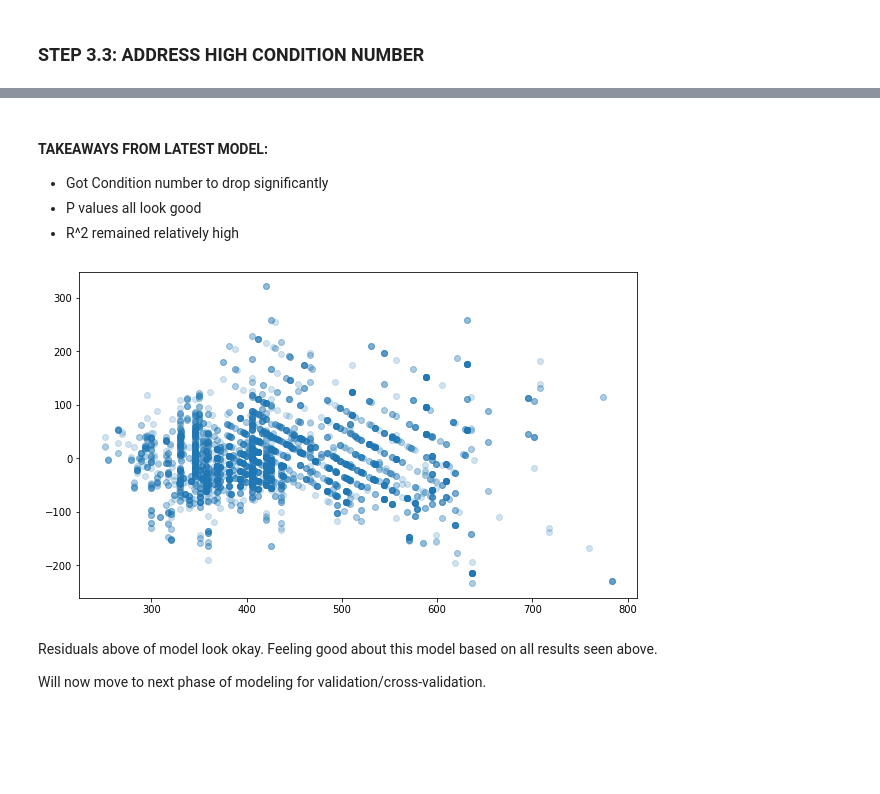
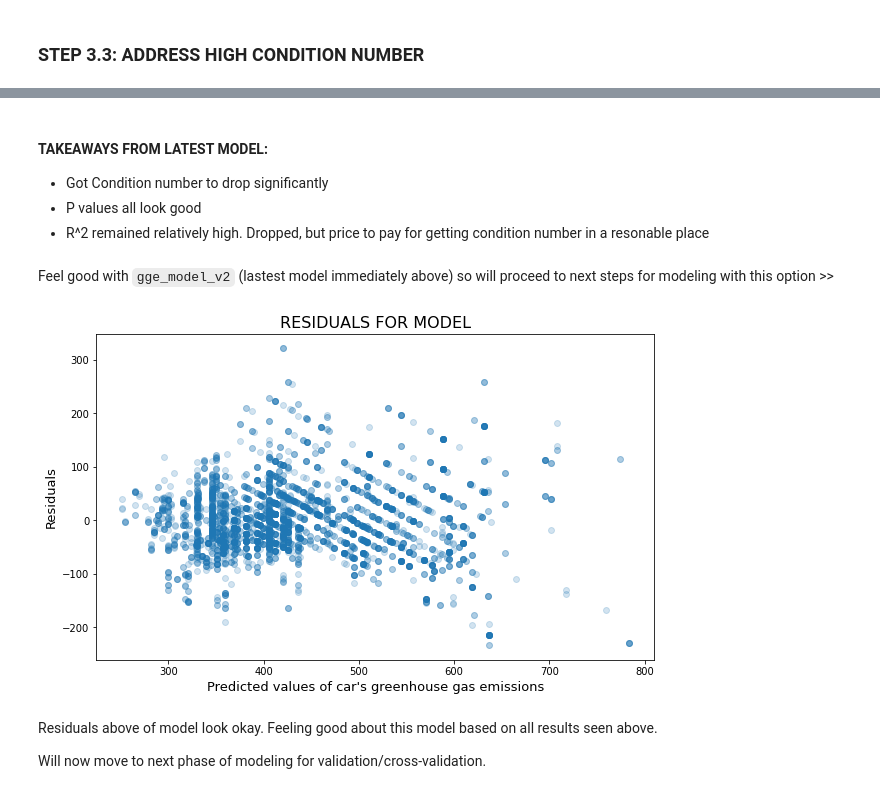
Before and after one commit to cecann10/Test, a Jupyter notebook: Metis_Projects/project_2_celinaplaza/data_and_analysis/all_cars_gge_model.ipynb, the cells around one changed output, grey strips where cells are left out. Cells and saved outputs as stored; diff of their text form; code cells hidden in the pictures; blank space fills up the shorter version.

```diff
--- a/Metis_Projects/project_2_celinaplaza/data_and_analysis/all_cars_gge_model.ipynb
+++ b/Metis_Projects/project_2_celinaplaza/data_and_analysis/all_cars_gge_model.ipynb
@@ -225,3 +232,14 @@ Index(['capacity_liters', 'cylinders', 'transmission_Automatic',
        'transmission_Manual', 'fuel_diesel', 'fuel_premium', 'fuel_regular',
        'year_pre_regulations', 'year_regulations'],
       dtype='object')
+# %%
+gge_model_basic = sm.OLS(y_train_val, sm.add_constant(X_train_val))
+
+
+gge_model_basic_results = gge_model_basic.fit()
+
+#summarize the model
+gge_model_basic_results.summary(xname=['Intercept', 'capacity_liters', 'cylinders',
+                                    'transmission_Automatic','transmission_Manual',
+                                    'fuel_diesel', 'fuel_premium', 'fuel_regular',
+                                    'year_pre_regulations', 'year_regulations'])
@@ -292,7 +347,7 @@ In end, removed:
 # %%
 X_train_val = X_train_val.drop(['cylinders','transmission_Manual','fuel_diesel','year_pre_regulations'],axis=1)
 # %%
-gge_model_v2 = sm.OLS(y_train_val, sm.add_constant(scaler.fit_transform(X_train_val)))
+gge_model_v2 = sm.OLS(y_train_val, sm.add_constant((X_train_val)))
 
 gge_model_v2_results = gge_model_v2.fit()
 
@@ -327,15 +382,20 @@ Warnings:
 #### TAKEAWAYS FROM LATEST MODEL:
 - Got Condition number to drop significantly
 - P values all look good
-- R^2 remained relatively high
+- R^2 remained relatively high.  Dropped, but price to pay for getting condition number in a resonable place
+# %% [markdown]
+Feel good with `gge_model_v2` (lastest model immediately above) so will proceed to next steps for modeling with this option >>
 # %%
 plt.figure(figsize=(10,6))
+plt.title("RESIDUALS FOR MODEL", size=16)
 plt.scatter(gge_model_v2_results.predict(), gge_model_v2_results.resid, alpha=0.2)
+plt.xlabel("Predicted values of car's greenhouse gas emissions", size=13)
+plt.ylabel("Residuals", size=13)
 
 plt.savefig('images/model2_residuals.jpg', bbox_inches="tight")
 plt.savefig('images/model2_residuals.svg', bbox_inches="tight");
 # %% [output]
-[figure, old version]
+[figure, new version]
 # %% [markdown]
 Residuals above of model look okay.  Feeling good about this model based on all results seen above.
 
```
Also changed, not shown: parts of 33 cells of this notebook, 11 other files.
